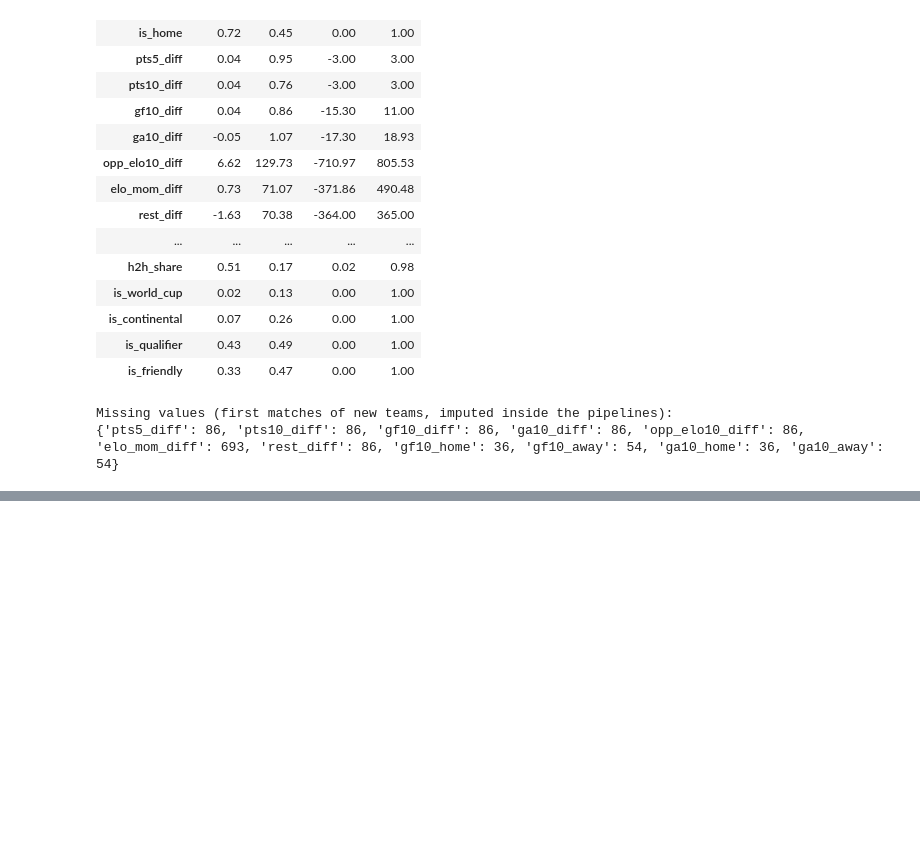
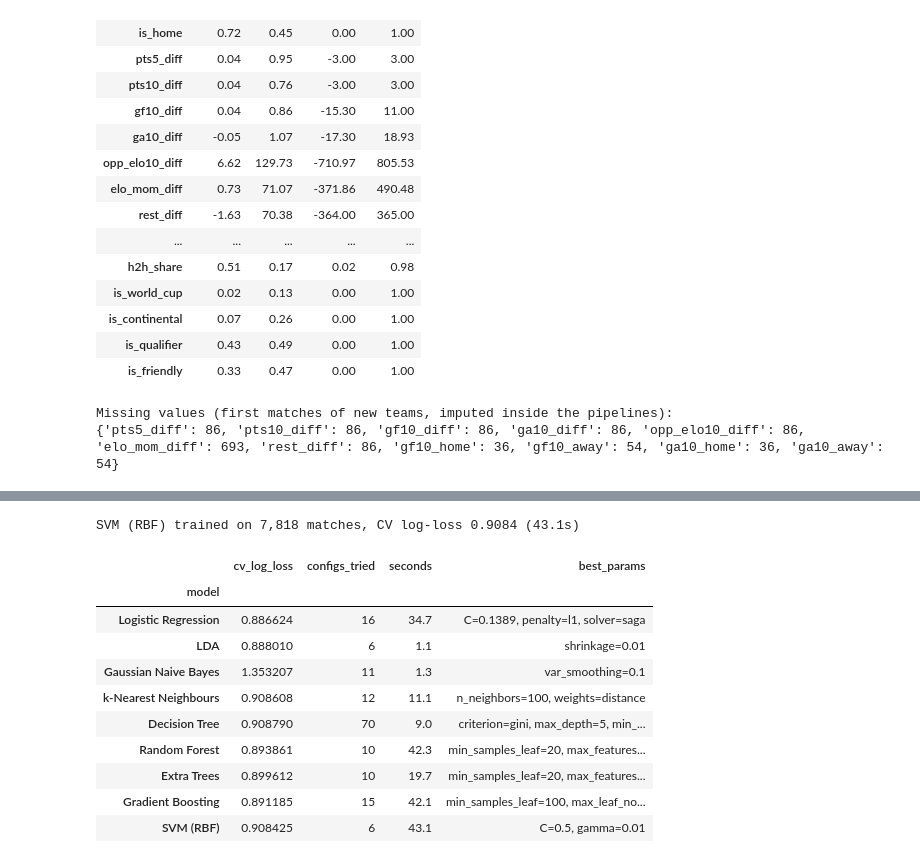
Before and after one commit to liiiira/wc_predictor, a Jupyter notebook: worldcup_2026_prediction.ipynb, the cells around one changed output, grey strips where cells are left out. Cells and saved outputs as stored; diff of their text form; code cells hidden in the pictures; blank space fills up the shorter version.

```diff
--- a/worldcup_2026_prediction.ipynb
+++ b/worldcup_2026_prediction.ipynb
@@ -435,0 +448,17 @@ Missing values (first matches of new teams, imputed inside the pipelines):
+# %%
+train_m = (dates < VALID_START).values
+valid_m = ((dates >= VALID_START) & (dates < TEST_START)).values
+test_m  = (dates >= TEST_START).values
+
+X_train, y_train = X_all[train_m], y_all[train_m]
+X_valid, y_valid = X_all[valid_m], y_all[valid_m]
+X_test,  y_test  = X_all[test_m],  y_all[test_m]
+
+split_summary = pd.DataFrame({
+    'period': [f'{dates[m].min():%Y-%m} to {dates[m].max():%Y-%m}' for m in (train_m, valid_m, test_m)],
+    'matches': [m.sum() for m in (train_m, valid_m, test_m)],
+    'away win': [np.mean(y_all[m] == 0) for m in (train_m, valid_m, test_m)],
+    'draw':     [np.mean(y_all[m] == 1) for m in (train_m, valid_m, test_m)],
+    'home win': [np.mean(y_all[m] == 2) for m in (train_m, valid_m, test_m)],
+}, index=['train', 'validation', 'test'])
+display(split_summary.style.format({'away win': '{:.1%}', 'draw': '{:.1%}', 'home win': '{:.1%}'}))
@@ -435,0 +573,28 @@ Missing values (first matches of new teams, imputed inside the pipelines):
+# %%
+# SVM: kernel methods scale ~O(n^2), so it is tuned and fitted on the most recent 8 training seasons.
+SVM_START = pd.Timestamp('2012-01-01')
+svm_m = (dates[train_m] >= SVM_START).values
+t0 = time.time()
+searches['SVM (RBF)'] = s = GridSearchCV(
+    make_pipe(SVC(probability=True, random_state=SEED)),
+    {'clf__C': [0.1, 0.5, 2.0], 'clf__gamma': ['scale', 0.01]},
+    cv=TimeSeriesSplit(n_splits=3), scoring='neg_log_loss', n_jobs=-1).fit(X_train[svm_m], y_train[svm_m])
+cv_rows.append({'model': 'SVM (RBF)', 'cv_log_loss': -s.best_score_, 'configs_tried': 6,
+                'seconds': round(time.time() - t0, 1), 'best_params': short_params(s.best_params_)})
+print(f'SVM (RBF) trained on {svm_m.sum():,} matches, CV log-loss {-s.best_score_:.4f} ({time.time() - t0:.1f}s)')
+
+cv_table = pd.DataFrame(cv_rows).set_index('model')
+display(cv_table)
+# %% [output]
+SVM (RBF) trained on 7,818 matches, CV log-loss 0.9084 (43.1s)
+|  | cv_log_loss | configs_tried | seconds | best_params |
+| model |  |  |  |  |
+| Logistic Regression | 0.886624 | 16 | 34.7 | C=0.1389, penalty=l1, solver=saga |
+| LDA | 0.888010 | 6 | 1.1 | shrinkage=0.01 |
+| Gaussian Naive Bayes | 1.353207 | 11 | 1.3 | var_smoothing=0.1 |
+| k-Nearest Neighbours | 0.908608 | 12 | 11.1 | n_neighbors=100, weights=distance |
+| Decision Tree | 0.908790 | 70 | 9.0 | criterion=gini, max_depth=5, min_... |
+| Random Forest | 0.893861 | 10 | 42.3 | min_samples_leaf=20, max_features... |
+| Extra Trees | 0.899612 | 10 | 19.7 | min_samples_leaf=20, max_features... |
+| Gradient Boosting | 0.891185 | 15 | 42.1 | min_samples_leaf=100, max_leaf_no... |
+| SVM (RBF) | 0.908425 | 6 | 43.1 | C=0.5, gamma=0.01 |
```
Also changed, not shown: parts of 7 cells of this notebook, 1 other file.
